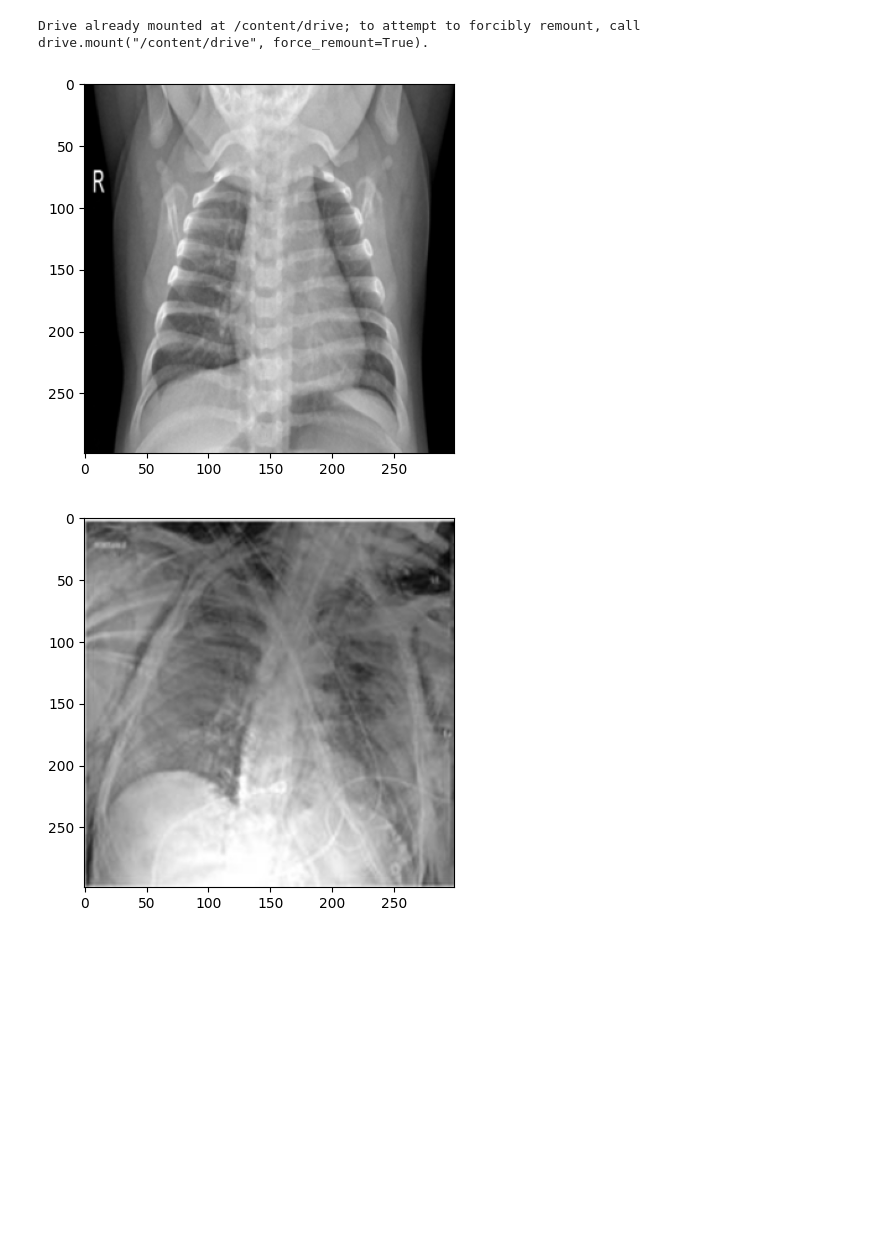
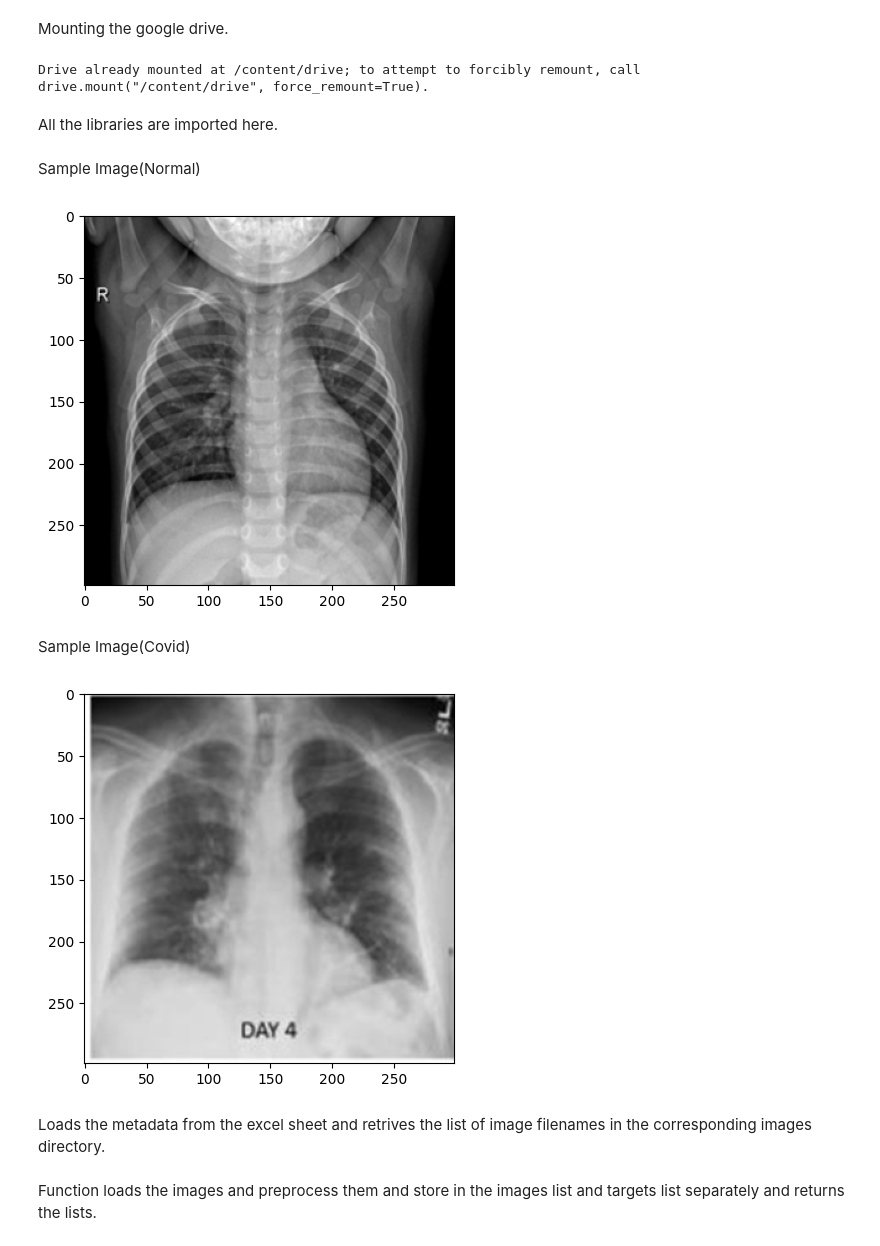
Before and after one commit to nikhilrangaram/Covid-19-detection-using-cnn, a Jupyter notebook: Covid_19_detection_using_CNN.ipynb, the cells around one changed output. Drawn from its saved outputs; the diff is of its cells as text; code cells hidden in the pictures; blank space fills up the shorter version.

```diff
--- a/Covid_19_detection_using_CNN.ipynb
+++ b/Covid_19_detection_using_CNN.ipynb
@@ -3,8 +5,12 @@
+# %% [markdown]
+Mounting the google drive.
 # %%
 from google.colab import drive
 drive.mount('/content/drive')
 # %% [output]
 Drive already mounted at /content/drive; to attempt to forcibly remount, call drive.mount("/content/drive", force_remount=True).
+# %% [markdown]
+All the libraries are imported here.
 # %%
 import os
 import cv2
@@ -15,18 +21,24 @@ from sklearn.model_selection import train_test_split
 import tensorflow as tf
 from tensorflow.keras.models import Sequential
 from tensorflow.keras.layers import Conv2D, MaxPooling2D, Flatten, Dense
+# %% [markdown]
+Sample Image(Normal)
 # %%
-img = cv2.imread('/content/drive/MyDrive/dataset/Normal/images/Normal-105.png')
+img = cv2.imread('/content/drive/MyDrive/dataset/Normal/images/Normal-106.png')
 plt.imshow(img)
 plt.show()
 # %% [output]
-[figure, old version]
+[figure, new version]
+# %% [markdown]
+Sample Image(Covid)
 # %%
-img = cv2.imread('/content/drive/MyDrive/dataset/COVID/images/COVID-325.png')
+img = cv2.imread('/content/drive/MyDrive/dataset/COVID/images/COVID-300.png')
 plt.imshow(img)
 plt.show()
 # %% [output]
-[figure, old version]
+[figure, new version]
+# %% [markdown]
+Loads the metadata from the excel sheet and retrives the list of image filenames in the corresponding images directory.
 # %%
 df = pd.read_excel('/content/drive/MyDrive/dataset/COVID.metadata.xlsx')
 urls = os.listdir('/content/drive/MyDrive/dataset/COVID/images')
@@ -50,0 +50,2 @@ def loadImages(path, urls, target):
+# %% [markdown]
+Function loads the images and preprocess them and store in the images list and targets list separately and returns the lists.
```
Also changed, not shown: parts of 17 cells of this notebook.
